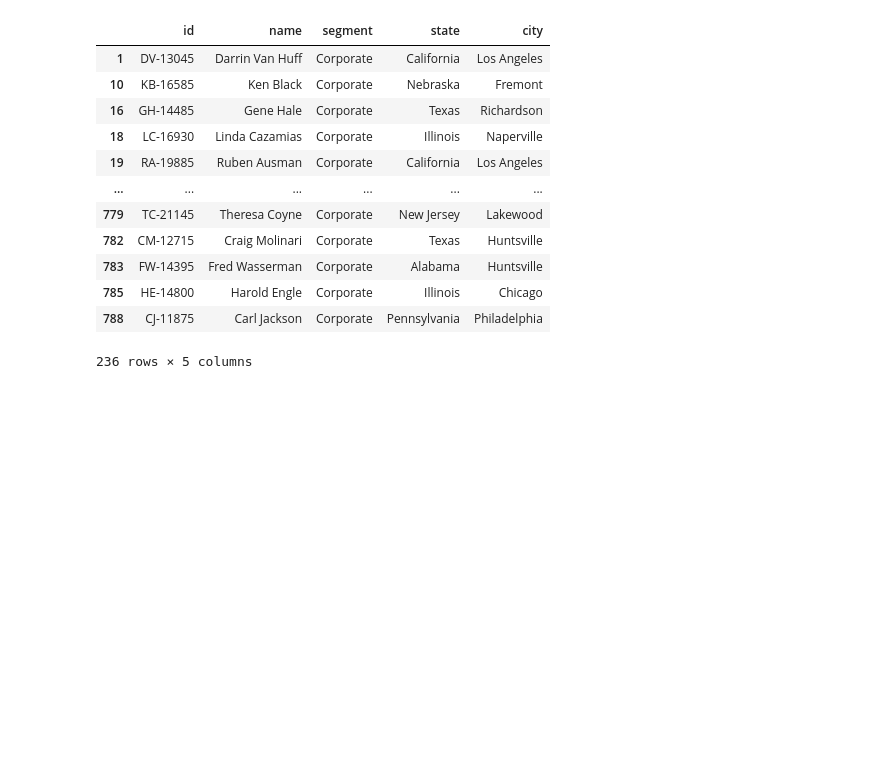
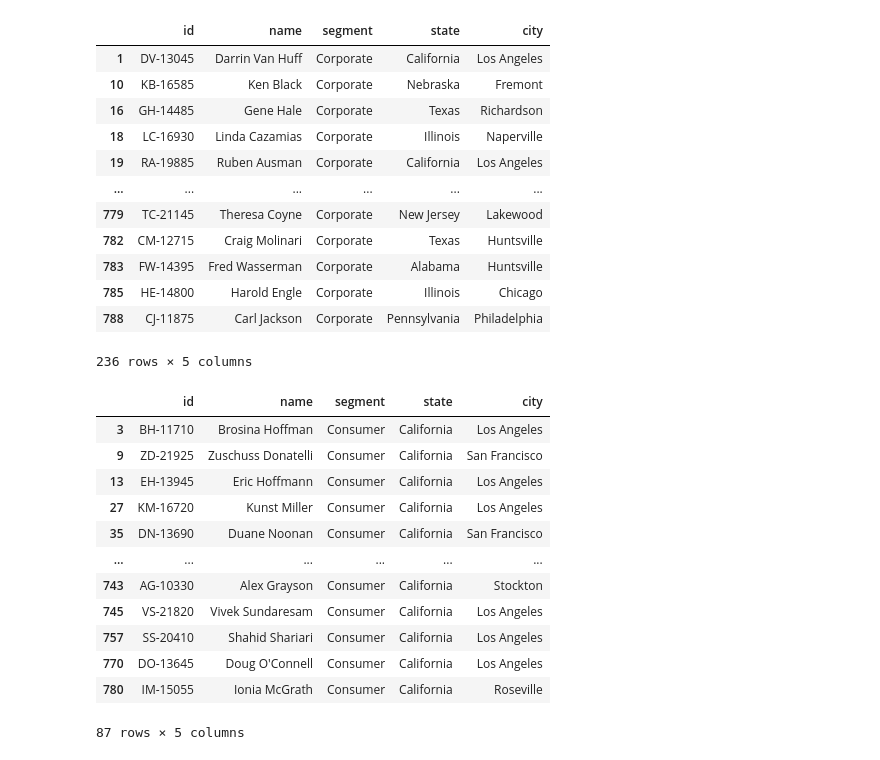
Before and after one commit to Nandanalinson/Python-core-concepts, a Jupyter notebook: day40/customers.ipynb, the cells around one changed output. Saved outputs shown, nothing was run; the diff lists cells and outputs as text; code cells hidden in the pictures; blank space fills up the shorter version.

```diff
--- a/day40/customers.ipynb
+++ b/day40/customers.ipynb
@@ -367,3 +367,20 @@ df[df['segment']=="Corporate"]
 | 785 | HE-14800 | Harold Engle | Corporate | Illinois | Chicago |
 | 788 | CJ-11875 | Carl Jackson | Corporate | Pennsylvania | Philadelphia |
 236 rows × 5 columns
+# %%
+# 30. Filter customers from California and Consumer segment.
+df[(df['segment']=="Consumer") & (df['state']=='California')]
+# %% [output]
+|  | id | name | segment | state | city |
+| 3 | BH-11710 | Brosina Hoffman | Consumer | California | Los Angeles |
+| 9 | ZD-21925 | Zuschuss Donatelli | Consumer | California | San Francisco |
+| 13 | EH-13945 | Eric Hoffmann | Consumer | California | Los Angeles |
+| 27 | KM-16720 | Kunst Miller | Consumer | California | Los Angeles |
+| 35 | DN-13690 | Duane Noonan | Consumer | California | San Francisco |
+| ... | ... | ... | ... | ... | ... |
+| 743 | AG-10330 | Alex Grayson | Consumer | California | Stockton |
+| 745 | VS-21820 | Vivek Sundaresam | Consumer | California | Los Angeles |
+| 757 | SS-20410 | Shahid Shariari | Consumer | California | Los Angeles |
+| 770 | DO-13645 | Doug O'Connell | Consumer | California | Los Angeles |
+| 780 | IM-15055 | Ionia McGrath | Consumer | California | Roseville |
+87 rows × 5 columns
```
